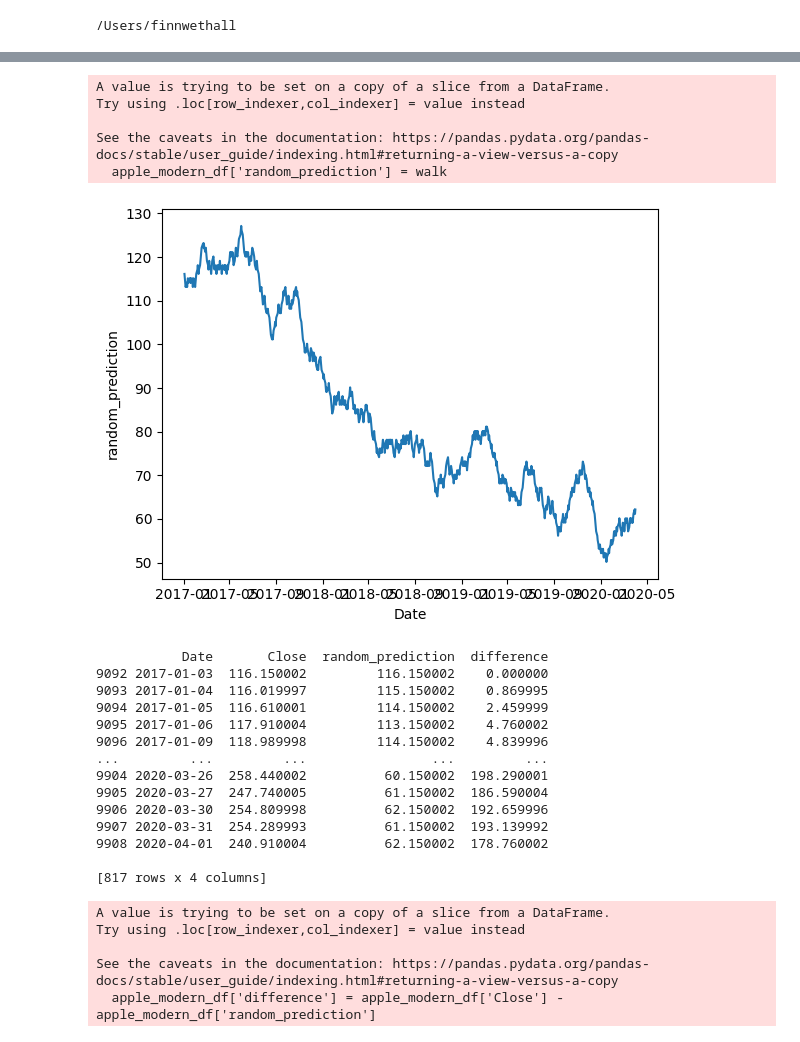
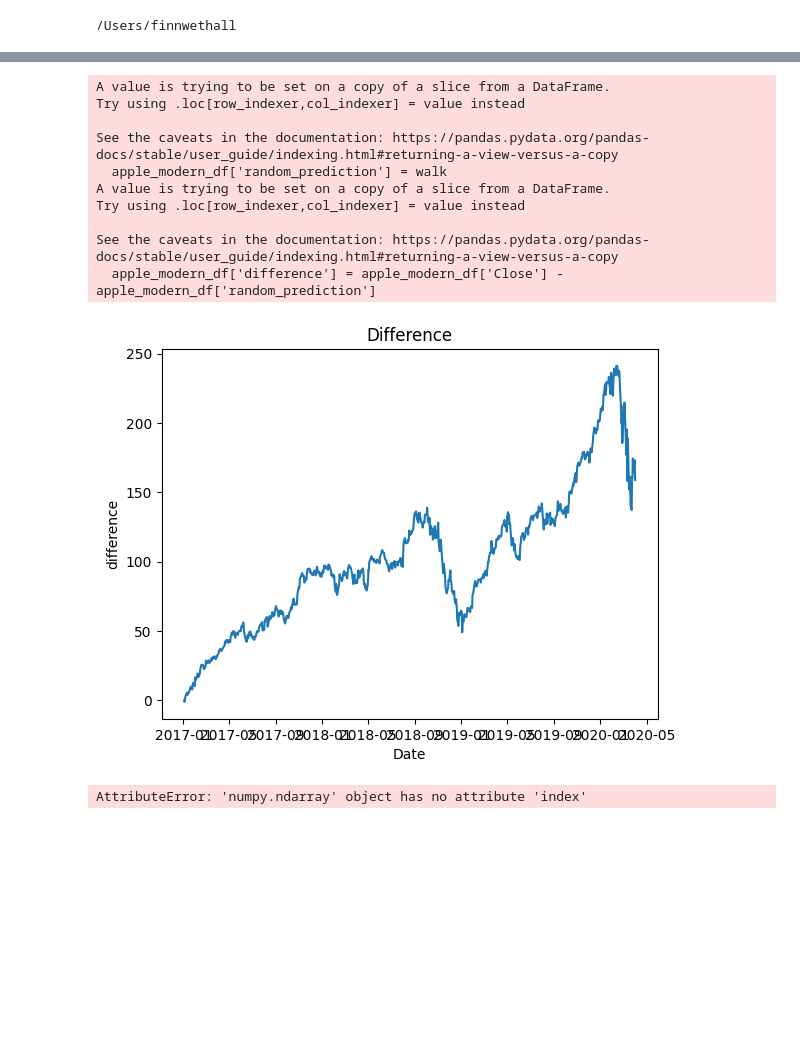
Before and after one commit to finnwethall/financial_data, a Jupyter notebook: stock_prices.ipynb, the cells around one changed output, grey strips where cells are left out. Cells and saved outputs as stored; diff of their text form; code cells hidden in the pictures; blank space fills up the shorter version.

```diff
--- a/stock_prices.ipynb
+++ b/stock_prices.ipynb
@@ -51,12 +51,45 @@ apple_modern_df['random_prediction'] = walk
 
 print(apple_modern_df['random_prediction'])
 
-sns.lineplot(data=apple_modern_df, x='Date', y='random_prediction')
-plt.show()
+#sns.lineplot(data=apple_modern_df, x='Date', y='random_prediction')
+#plt.show()
 
 apple_modern_df['difference'] = apple_modern_df['Close'] - apple_modern_df['random_prediction']
 
 print(apple_modern_df[['Date', 'Close', 'random_prediction','difference']])
+
+sns.lineplot(data=apple_modern_df, x='Date', y='difference')
+plt.title('Difference')
+plt.show()
+
+
+def test_model_probs(sets):
+    final_walks = []
+    for num in sets:
+        walk = [start]
+        for i in range(len(apple_modern_df['Date'])-1):
+            up_or_down = np.random.choice([0,1], p=[num, 1-num])
+
+            if up_or_down == 1:
+                val = walk[-1] +1
+                walk.append(val)
+            else :
+                val = walk[-1]-1
+                walk.append(val)
+        final_walks.append(walk)
+
+    return final_walks
+sums = []
+for walk in test_model_probs(np.arange(0.1,1,0.001)):
+    r = apple_modern_df['Close'] - walk
+    g = r.sum()
+    sums.append(g)
+
+r=(np.abs(sums))
+max_index = r.index(min(r))
+print(max_index)
+plt.plot(sums)
+plt.show()
 # %% [output]
 /Users/finnwethall
 [figure]
@@ -76,25 +113,12 @@ Name: random_prediction, Length: 817, dtype: float64
 A value is trying to be set on a copy of a slice from a DataFrame.
 Try using .loc[row_indexer,col_indexer] = value instead
 
 See the caveats in the documentation: https://pandas.pydata.org/pandas-docs/stable/user_guide/indexing.html#returning-a-view-versus-a-copy
   apple_modern_df['random_prediction'] = walk
+A value is trying to be set on a copy of a slice from a DataFrame.
+Try using .loc[row_indexer,col_indexer] = value instead
+
+See the caveats in the documentation: https://pandas.pydata.org/pandas-docs/stable/user_guide/indexing.html#returning-a-view-versus-a-copy
+  apple_modern_df['difference'] = apple_modern_df['Close'] - apple_modern_df['random_prediction']
-[figure, old version]
+[figure, new version]
-           Date       Close  random_prediction  difference
-9092 2017-01-03  116.150002         116.150002    0.000000
-9093 2017-01-04  116.019997         115.150002    0.869995
-9094 2017-01-05  116.610001         114.150002    2.459999
-9095 2017-01-06  117.910004         113.150002    4.760002
-9096 2017-01-09  118.989998         114.150002    4.839996
-...         ...         ...                ...         ...
-9904 2020-03-26  258.440002          60.150002  198.290001
-9905 2020-03-27  247.740005          61.150002  186.590004
-9906 2020-03-30  254.809998          62.150002  192.659996
-9907 2020-03-31  254.289993          61.150002  193.139992
-9908 2020-04-01  240.910004          62.150002  178.760002
-
-[817 rows x 4 columns]
+AttributeError: 'numpy.ndarray' object has no attribute 'index'
-A value is trying to be set on a copy of a slice from a DataFrame.
-Try using .loc[row_indexer,col_indexer] = value instead
-
-See the caveats in the documentation: https://pandas.pydata.org/pandas-docs/stable/user_guide/indexing.html#returning-a-view-versus-a-copy
-  apple_modern_df['difference'] = apple_modern_df['Close'] - apple_modern_df['random_prediction']
```
Also changed, not shown: parts of 1 cell of this notebook.
